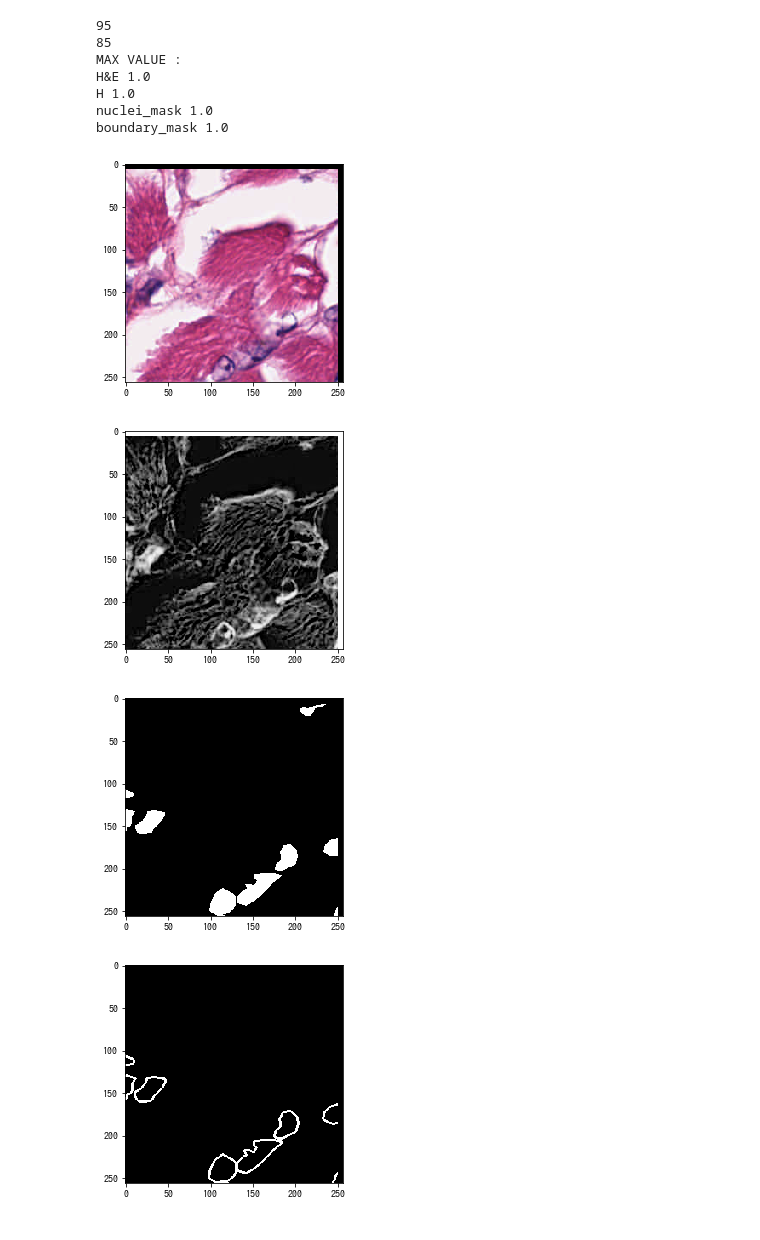
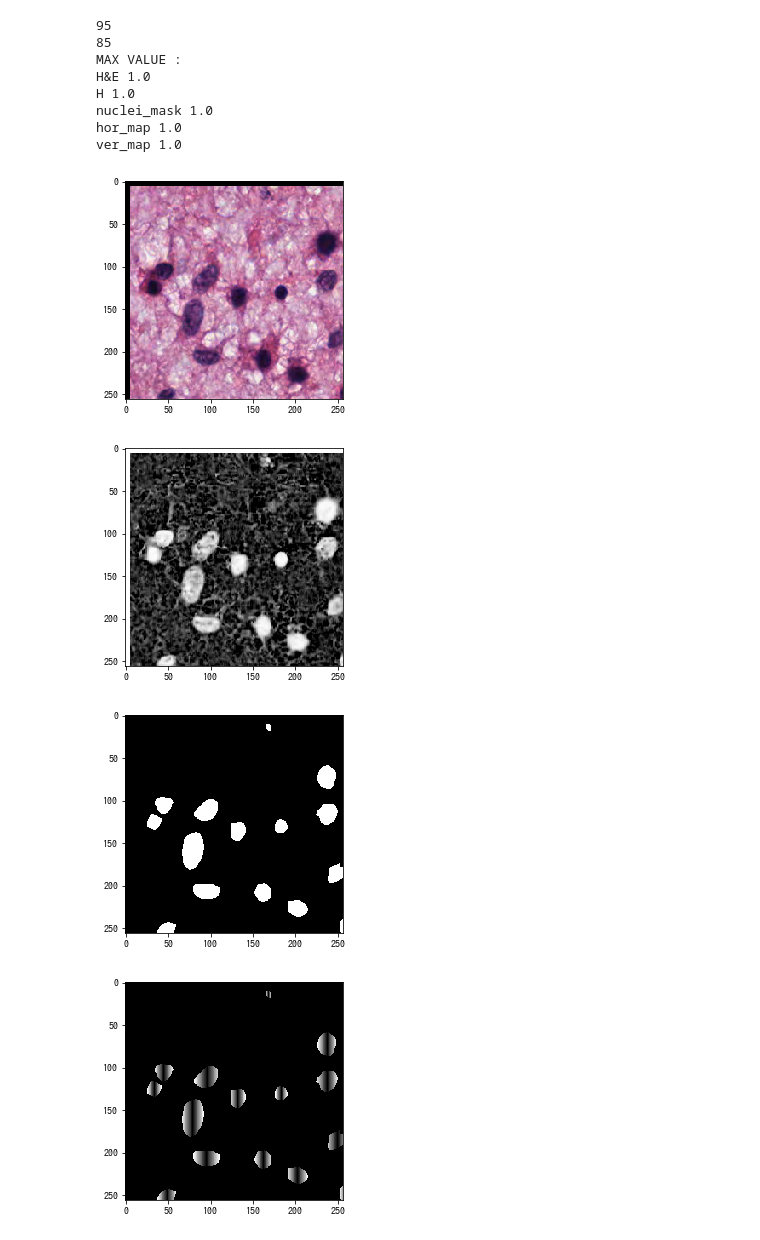
Before and after one commit to atheeth96/pseudo_hard_attention_gates, a Jupyter notebook: pseudoHardAttentionGates-CPM17.ipynb, the cells around one changed output. Cells and saved outputs as stored; diff of their text form; code cells hidden in the pictures.

```diff
--- a/pseudoHardAttentionGates-CPM17.ipynb
+++ b/pseudoHardAttentionGates-CPM17.ipynb
@@ -45,44 +45,49 @@ h_train_patch_dir='other_data/CPM_17/{}/H_patches'.format('Train')
 
 nuclei_mask_train_patch_dir='other_data/CPM_17/{}/nuclei_patches'.format('Train')
 boundary_mask_train_patch_dir='other_data/CPM_17/{}/boundary_patches'.format('Train')
+hor_train_patch_dir='other_data/CPM_17/{}/horizontal_patches'.format('Train')
+ver_train_patch_dir='other_data/CPM_17/{}/vertical_patches'.format('Train')
 
 h_e_test_patch_dir='other_data/CPM_17/{}/H_E_patches'.format('Test')
 h_test_patch_dir='other_data/CPM_17/{}/H_patches'.format('Test')
 
 nuclei_mask_test_patch_dir='other_data/CPM_17/{}/nuclei_patches'.format('Test')
 boundary_mask_test_patch_dir='other_data/CPM_17/{}/boundary_patches'.format('Test')
+hor_test_patch_dir='other_data/CPM_17/{}/horizontal_patches'.format('Test')
+ver_test_patch_dir='other_data/CPM_17/{}/vertical_patches'.format('Test')
 # %%
 batch_size_train=4
 batch_size_test=4
 
 train_transform=torchvision.transforms.Compose([RandomGaussionBlur(p=0.4,sigma=0.5,truncate=4,apply_dual=False),\
                                                 RandomMedianBlur(p=0.4,disk_rad=1),\
                                                 RandomHorizontalFlip(p=0.4),\
                                                 RandomRotation( degrees=[60,120],p=0.38),\
                                                 Scale(),\
                                                 ToTensor()])
 test_transform=torchvision.transforms.Compose([Scale(),ToTensor()])
 train_dataset=DataSet(h_e_train_patch_dir,h_train_patch_dir\
-                      ,nuclei_mask_train_patch_dir, boundary_mask_train_patch_dir\
+                      ,nuclei_mask_train_patch_dir, hor_train_patch_dir,ver_train_patch_dir\
                       ,transform=train_transform,attn_gray=True)
 train_loader=DataLoader(train_dataset,batch_size=batch_size_train,shuffle=True)
 test_dataset=DataSet(h_e_test_patch_dir,h_test_patch_dir\
-                      ,nuclei_mask_test_patch_dir, boundary_mask_test_patch_dir\
+                      ,nuclei_mask_test_patch_dir, hor_test_patch_dir,ver_test_patch_dir\
                       ,transform=test_transform,attn_gray=True)
 test_loader=DataLoader(test_dataset,batch_size=batch_size_test,shuffle=False)
 
 print(train_loader.__len__())
 print(test_loader.__len__())
 visualize_loader(test_loader,0)
 # %% [output]
 95
 85
 MAX VALUE :
 H&E 1.0
 H 1.0
 nuclei_mask 1.0
-boundary_mask 1.0
+hor_map 1.0
+ver_map 1.0
-[figure, old version]
+[figure, new version]
-[figure, old version]
+[figure, new version]
-[figure, old version]
+[figure, new version]
-[figure, old version]
+[figure, new version]
```
Also changed, not shown: parts of 4 cells of this notebook, 8 other files.
